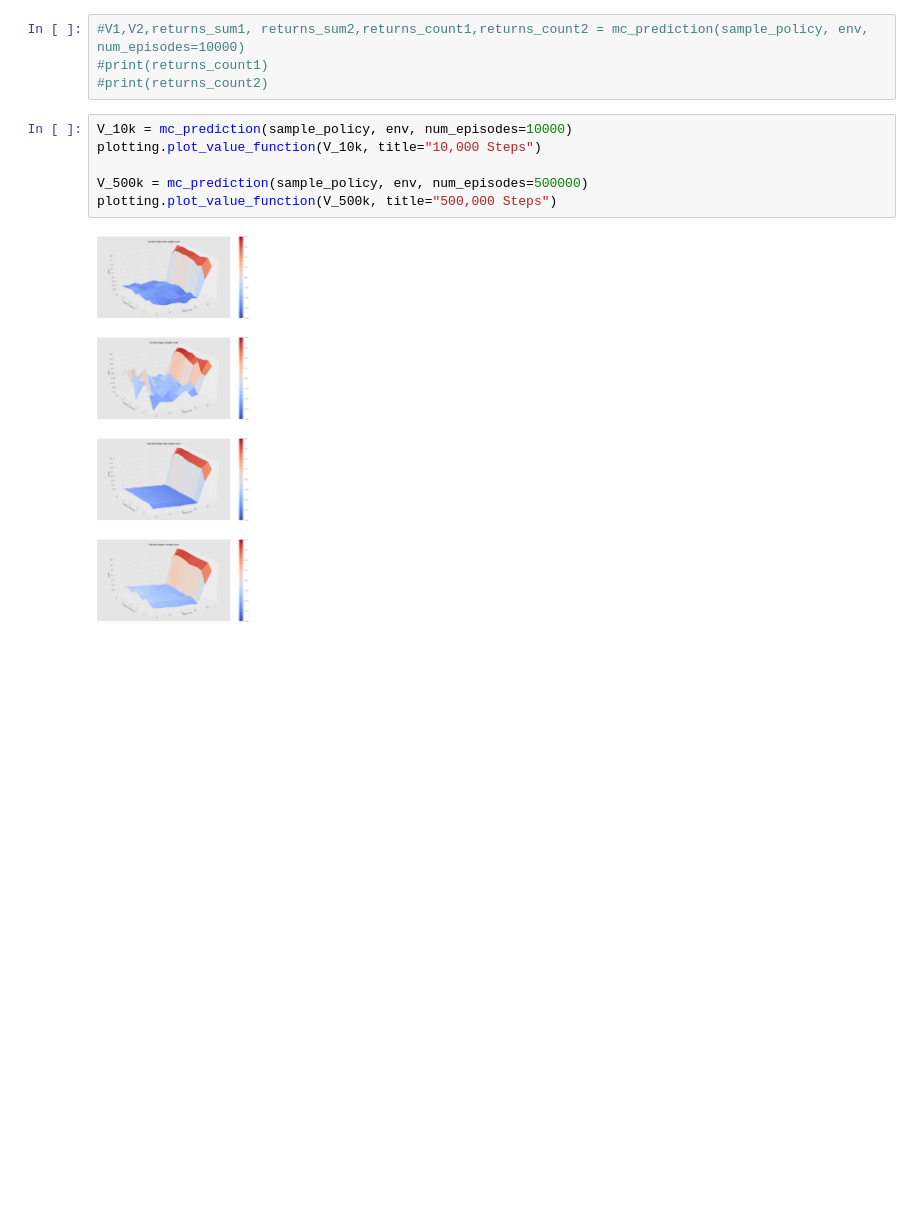
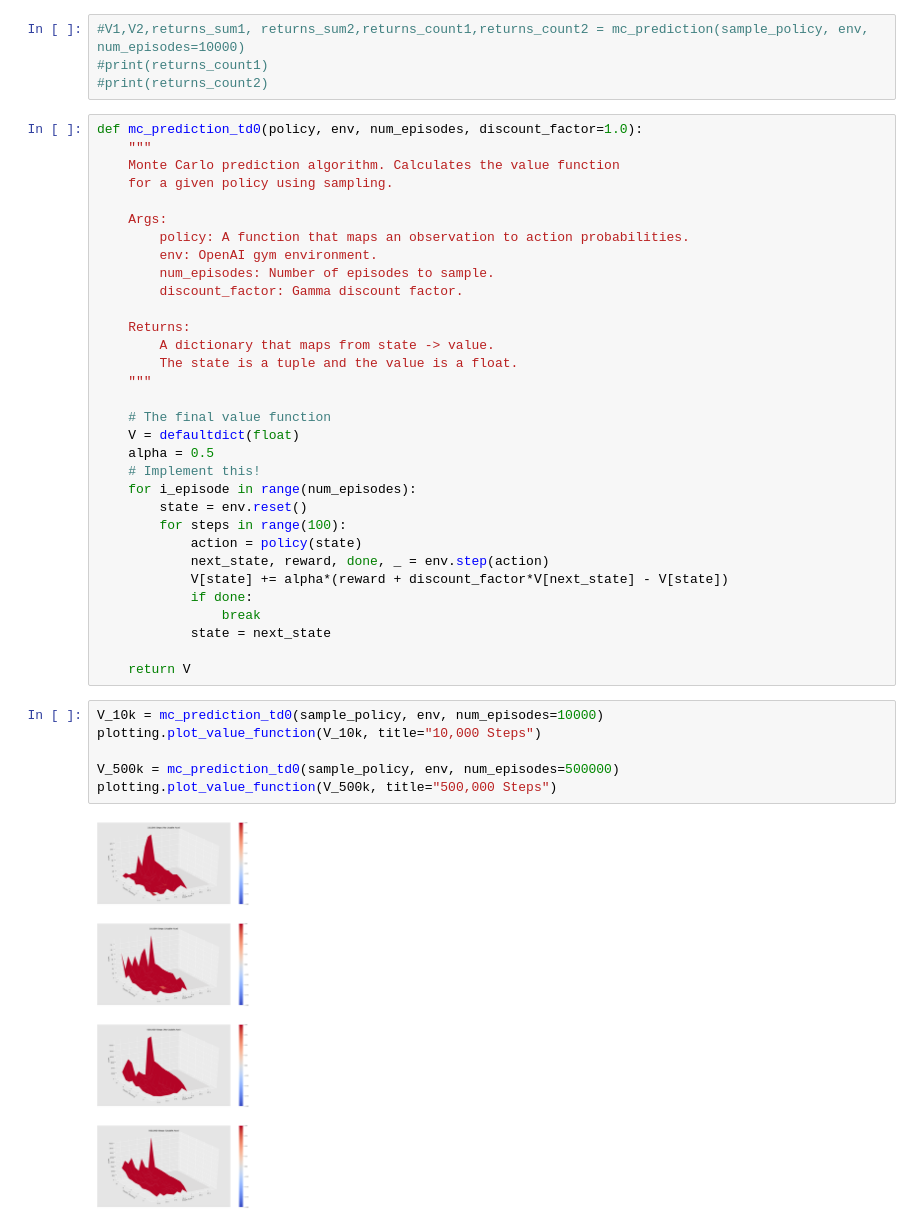
Before and after one commit to BradleyNing/Learning, a Jupyter notebook: RL/1-reinforcement-learning-master/4-MC/MC Prediction.ipynb, the cells around one changed output. Drawn from its saved outputs; the diff is of its cells as text; blank space fills up the shorter version.

```diff
--- a/RL/1-reinforcement-learning-master/4-MC/MC Prediction.ipynb
+++ b/RL/1-reinforcement-learning-master/4-MC/MC Prediction.ipynb
@@ -91,14 +91,46 @@ def mc_prediction(policy, env, num_episodes, discount_factor=1.0):
 #V1,V2,returns_sum1, returns_sum2,returns_count1,returns_count2 = mc_prediction(sample_policy, env, num_episodes=10000)
 #print(returns_count1)
 #print(returns_count2)
+# %%
+def mc_prediction_td0(policy, env, num_episodes, discount_factor=1.0):
+    """
+    Monte Carlo prediction algorithm. Calculates the value function
+    for a given policy using sampling.
+
+    Args:
+        policy: A function that maps an observation to action probabilities.
+        env: OpenAI gym environment.
+        num_episodes: Number of episodes to sample.
+        discount_factor: Gamma discount factor.
+
+    Returns:
+        A dictionary that maps from state -> value.
+        The state is a tuple and the value is a float.
+    """
+
+    # The final value function
+    V = defaultdict(float)
+    alpha = 0.5
+    # Implement this!
+    for i_episode in range(num_episodes):
+        state = env.reset()
+        for steps in range(100):
+            action = policy(state)
+            next_state, reward, done, _ = env.step(action)
+            V[state] += alpha*(reward + discount_factor*V[next_state] - V[state])
+            if done:
+                break
+            state = next_state
+
+    return V
 # %%
-V_10k = mc_prediction(sample_policy, env, num_episodes=10000)
+V_10k = mc_prediction_td0(sample_policy, env, num_episodes=10000)
 plotting.plot_value_function(V_10k, title="10,000 Steps")
 
-V_500k = mc_prediction(sample_policy, env, num_episodes=500000)
+V_500k = mc_prediction_td0(sample_policy, env, num_episodes=500000)
 plotting.plot_value_function(V_500k, title="500,000 Steps")
 # %% [output]
-[figure, old version]
+[figure, new version]
-[figure, old version]
+[figure, new version]
-[figure, old version]
+[figure, new version]
-[figure, old version]
+[figure, new version]
```
Also changed, not shown: 3 other files.
